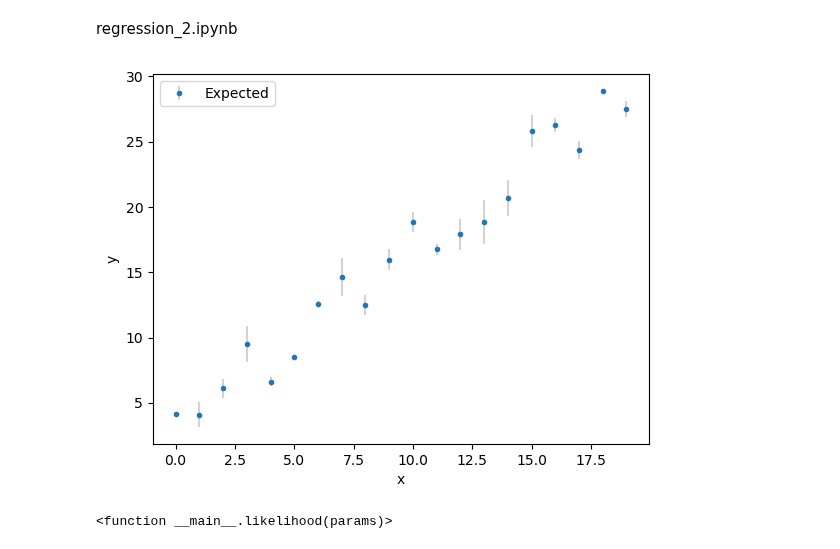
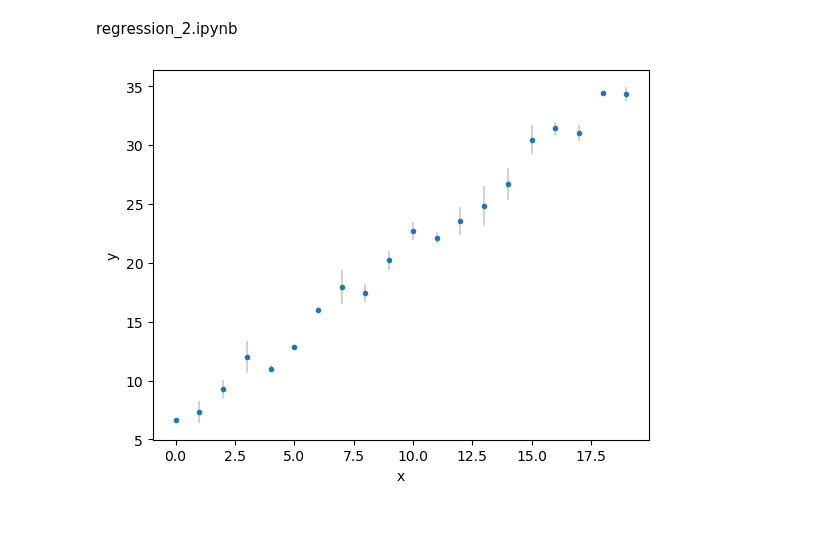
Before and after one commit to hrwakeford/MSci2022_TESS, a Jupyter notebook: Regression/regression_2.ipynb, the cells around one changed output. Saved outputs shown, nothing was run; the diff lists cells and outputs as text; code cells hidden in the pictures; blank space fills up the shorter version.

Commit message:
updated graph

```diff
--- a/Regression/regression_2.ipynb
+++ b/Regression/regression_2.ipynb
@@ -9,9 +9,9 @@ np.random.seed(100)
 # %%
 #True data points
 def make_real_y(x):
-    m = 1.3
-    c = 1.4
-    var = 5*np.random.random() #Gaussian likelihood
+    m = 1.5
+    c = 5
+    var = 3*np.random.random() #Gaussian likelihood
     y = x*m + c + var
     return y
 
@@ -22,26 +22,24 @@ y_error = np.random.normal(0, 1, size=len(x))
 # %%
 plt.errorbar(x, y, yerr=y_error, fmt='.', ecolor='LightGrey', label="Expected")
 plt.xlabel("x")
 plt.ylabel("y")
-plt.legend()
+# plt.legend()
 plt.show()
 # %% [output]
-[figure, old version]
+[figure, new version]
 # %%
 def likelihood(params):
-    m, b, sigma = params
+    m, c, sigma = params
 
-    y_m = m * x + b
+    y_m = m * x + c
 
     # L = (len(x)/2 * np.log(2 * np.pi) + len(x)/2 * np.log(sigma ** 2) + 1 /
     #      (2 * sigma ** 2) * sum((y - y_exp) ** 2))
 
     L = 0
     for y_i, y_m_i in zip(y, y_m):
-        L += (-0.5 * (y_i - y_m_i)**2 / sigma**2)
+        L += (-0.5 * ((y_i - y_m_i)**2 / sigma**2))
     L = L + (len(x) / 2) * np.log(2 * np.pi * sigma**2)
 
     return L
-# %% [output]
-<function __main__.likelihood(params)>
 # %%
```
Also changed, not shown: parts of 2 cells of this notebook.
